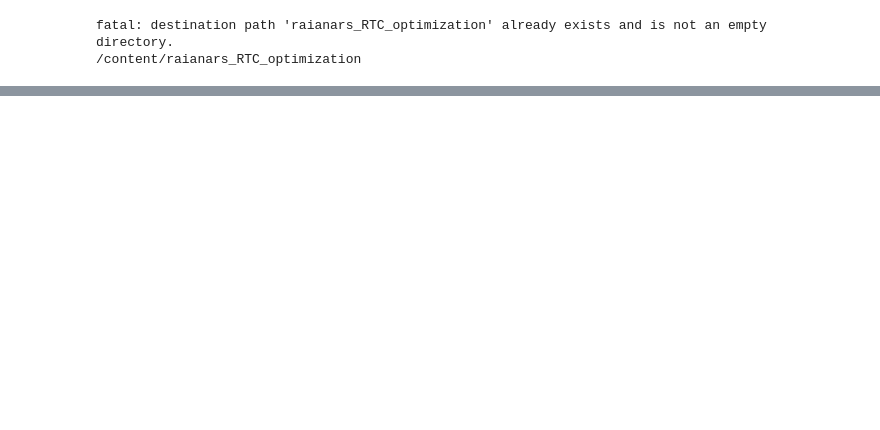
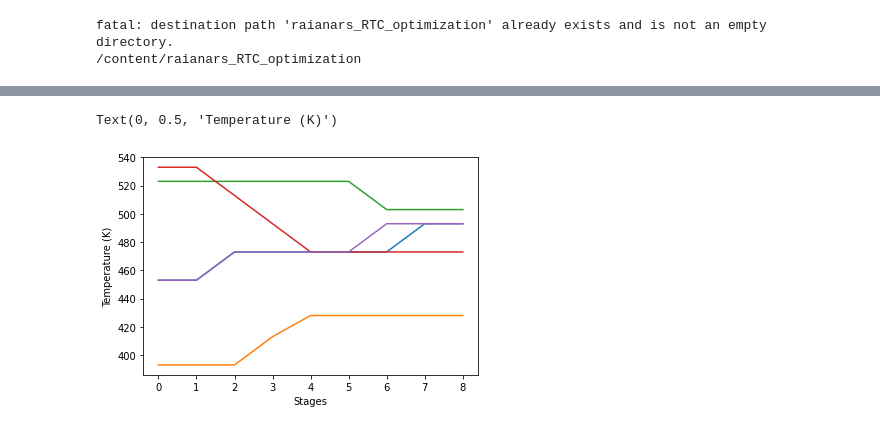
Before and after one commit to ucfilho/RTC_case_02_optimization_rest, a Jupyter notebook: RTC_DE_case_02_aproach_Fu_May_02_2020.ipynb, the cells around one changed output, grey strips where cells are left out. Drawn from its saved outputs; the diff is of its cells as text; code cells hidden in the pictures; blank space fills up the shorter version.

```diff
--- a/RTC_DE_case_02_aproach_Fu_May_02_2020.ipynb
+++ b/RTC_DE_case_02_aproach_Fu_May_02_2020.ipynb
@@ -283,11 +515,18 @@ def CustoProcesso(Area,Utilidades,cargaUFtodas,cargaUQtodas):
   for i in range(NPAR):
     cargaUQ=cargaUQtodas[i]
     cargaUF=cargaUFtodas[i]
-    areaTrocadores=Area[i]
-    areaUtilidades=Utilidades[i]
+    # areaTrocadores=Area[i]
+    # areaUtilidades=Utilidades[i]
+    areaTrocadores=Area
+    areaUtilidades=np.array(Utilidades).ravel()
     costTrocadores=0
+    areaTrocadores=np.array(areaTrocadores)
+    # print('areaTrocadores=',areaTrocadores)
+    # print('areaUtilidades=',areaUtilidades)
     for it in areaTrocadores:
       for wii in areaUtilidades:
+        # print('==== **** ==== ****')
+        # print(wii);print(it)
         if(it<1e99):
           if(wii<1e99):
             costTrocadores=costTrocadores+300*(it**0.5+wii**0.5)
@@ -653,8 +730,8 @@ print(tempInicial)
 fobj=FUN
 mut=0.5
 crossp=0.5
-NPAR=100
-its=200
+NPAR=600
+its=2000
 cols=18
 x=np.zeros((NPAR,cols))
 for i in range(NPAR):
@@ -674,0 +751,8 @@ ValueError: ignored
+# %%
+xbest=BEST
+print('=====================')
+Tout,erro,Rec_Temp =Temperatura(xbest)
+df=pd.DataFrame(Rec_Temp)
+print('*****',Tout)
+print(erro)
+print(df)
@@ -674,0 +777,11 @@ ValueError: ignored
+# %%
+Imagem=len(df.iloc[:,0]) # Imagens+5 to get better graph postions
+Change=range(Imagem)
+for k in range(Trocas):
+  plt.plot(Change,df.iloc[:,k])
+
+plt.xlabel('Stages')
+plt.ylabel('Temperature (K)')
+# %% [output]
+Text(0, 0.5, 'Temperature (K)')
+[figure, added]
```
Also changed, not shown: parts of 18 cells of this notebook.
